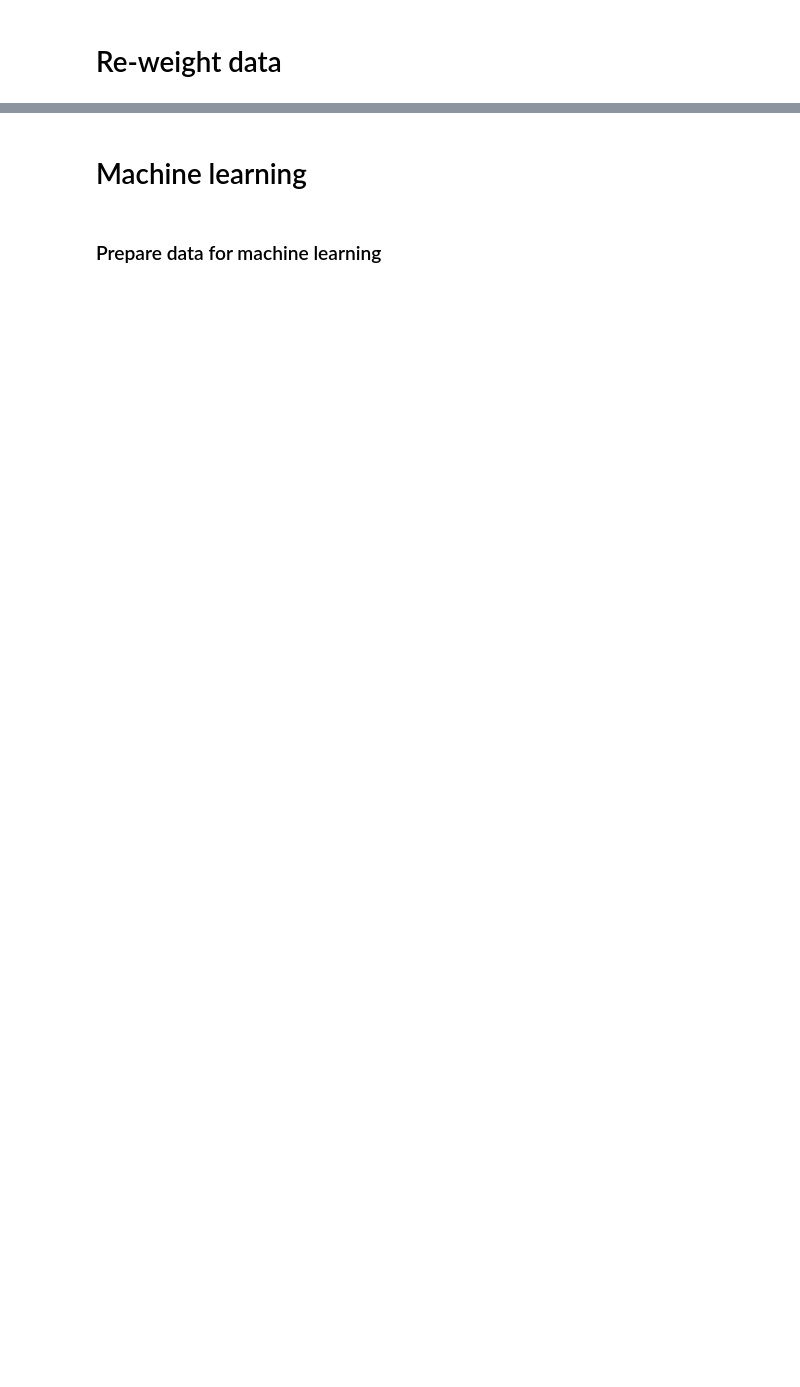
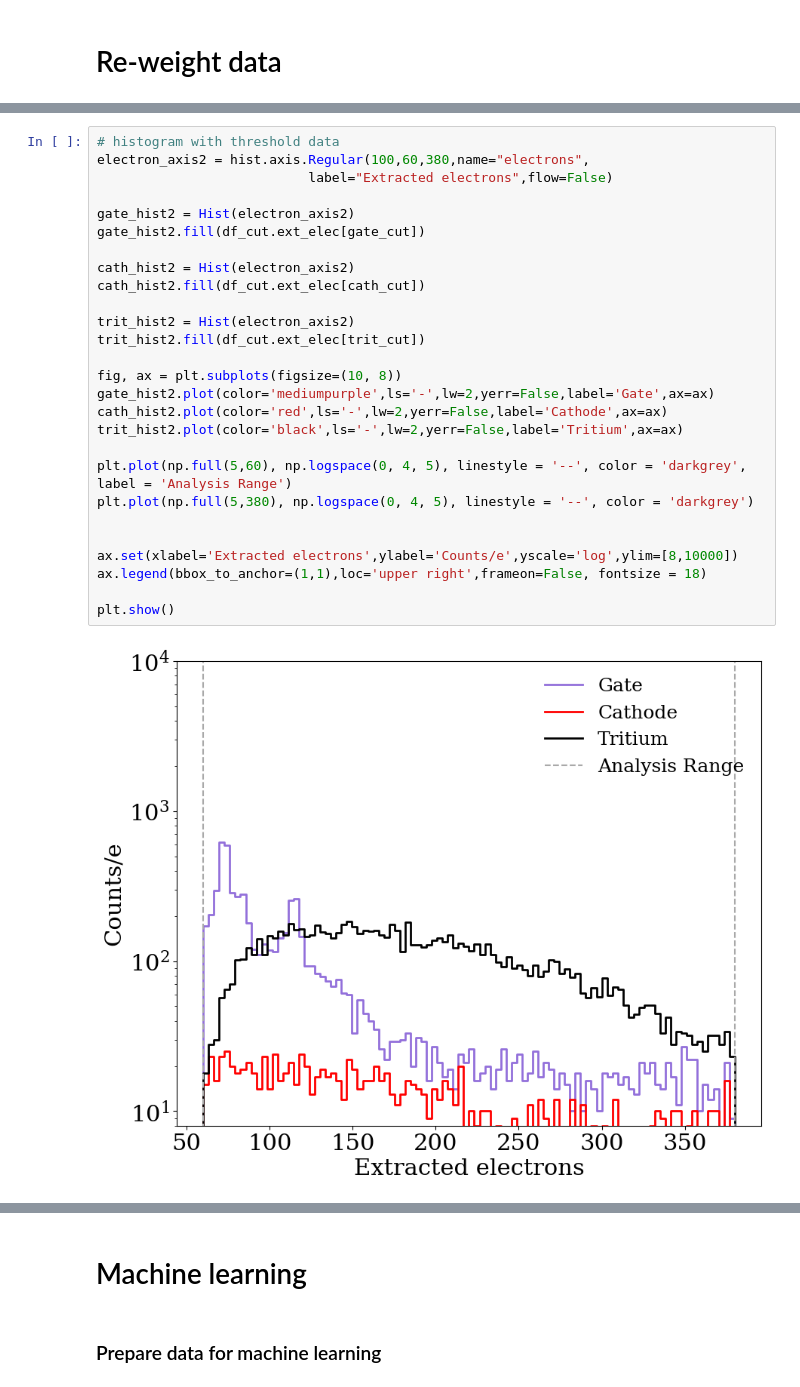
Before and after one commit to lizziewitt/MSci_Project, a Jupyter notebook: 02_machine_learning_testing.ipynb, the cells around one changed output, grey strips where cells are left out. Saved outputs shown, nothing was run; the diff lists cells and outputs as text; blank space fills up the shorter version.

```diff
--- a/02_machine_learning_testing.ipynb
+++ b/02_machine_learning_testing.ipynb
@@ -99,3 +107,32 @@ print(trit_hist)
+# %%
+# histogram with threshold data
+electron_axis2 = hist.axis.Regular(100,60,380,name="electrons",
+                           label="Extracted electrons",flow=False)
+
+gate_hist2 = Hist(electron_axis2)
+gate_hist2.fill(df_cut.ext_elec[gate_cut])
+
+cath_hist2 = Hist(electron_axis2)
+cath_hist2.fill(df_cut.ext_elec[cath_cut])
+
+trit_hist2 = Hist(electron_axis2)
+trit_hist2.fill(df_cut.ext_elec[trit_cut])
+
+fig, ax = plt.subplots(figsize=(10, 8))
+gate_hist2.plot(color='mediumpurple',ls='-',lw=2,yerr=False,label='Gate',ax=ax)
+cath_hist2.plot(color='red',ls='-',lw=2,yerr=False,label='Cathode',ax=ax)
+trit_hist2.plot(color='black',ls='-',lw=2,yerr=False,label='Tritium',ax=ax)
+
+plt.plot(np.full(5,60), np.logspace(0, 4, 5), linestyle = '--', color = 'darkgrey', label = 'Analysis Range')
+plt.plot(np.full(5,380), np.logspace(0, 4, 5), linestyle = '--', color = 'darkgrey')
+
+
+ax.set(xlabel='Extracted electrons',ylabel='Counts/e',yscale='log',ylim=[8,10000])
+ax.legend(bbox_to_anchor=(1,1),loc='upper right',frameon=False, fontsize = 18)
+
+plt.show()
+# %% [output]
+[figure, added]
 # %%
 weight_list = []
 
```
Also changed, not shown: parts of 32 cells of this notebook, 3 other files.
